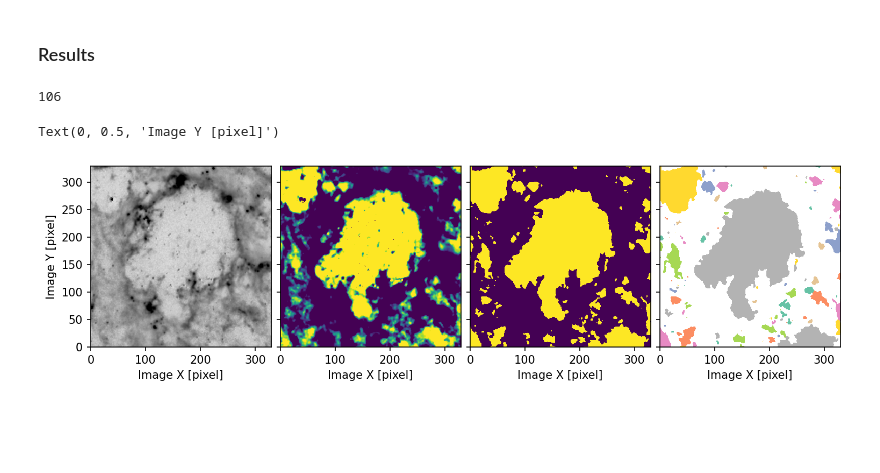
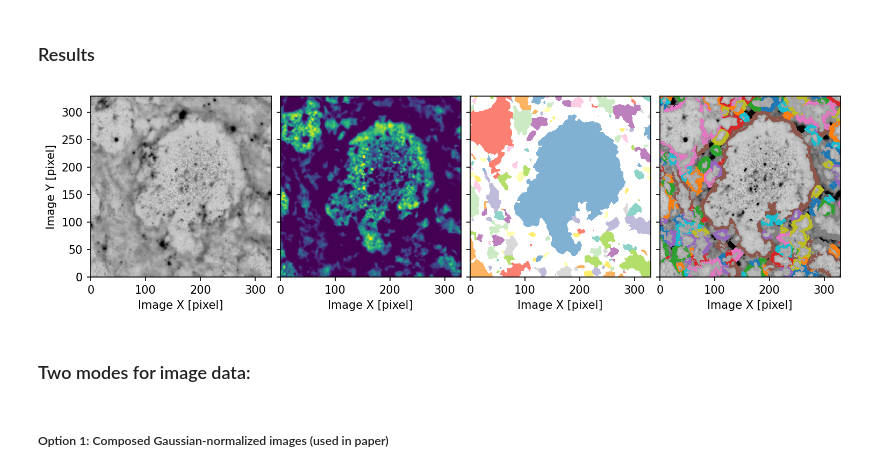
Before and after one commit to sytan177/froth, a Jupyter notebook: examples/getting_started.ipynb, the cells around one changed output. Cells and saved outputs as stored; diff of their text form; code cells hidden in the pictures; blank space fills up the shorter version.

```diff
--- a/examples/getting_started.ipynb
+++ b/examples/getting_started.ipynb
@@ -156,3 +183,3 @@ plots.plot_gas_line_profiles(snap.pos, axis=['y', 'y'], masks = [mask_line, mask
 # %%
 # load image
-image = ImageData('./ngc0628_F770W_starsub_anchored.fits')
+image = ImageData.from_file('./hlsp_phangs-jwst_jwst_miri_ngc0628_f770w_v1p1_img.fits')
@@ -249,22 +279,29 @@ def shuffle_labels(markers):
     return markers_new
 # %%
 # plot: raw image | classification probability | inner mask | bubble groups
-region = np.s_[370: 700, 160: 490]
+region = np.s_[400: 730, 260: 590]
 
 fig, ax = plt.subplots(1, 4, figsize=(12, 4), dpi = 150, sharex = True, sharey = True)
 plt.subplots_adjust(wspace = 0.05)
 
 ax[0].imshow(np.arcsinh(image.data[region]), origin = 'lower',
              cmap='Greys', vmin = -0.8, vmax = 2.6, interpolation = 'none')
 ax[1].imshow(image.probs[region], vmin = 0.2, vmax = 0.8, origin='lower',
              interpolation = 'none')
-ax[2].imshow(image.inner[region], origin='lower', interpolation = 'none')
-ax[3].imshow(shuffle_labels(inner_groups[region]), origin = 'lower', cmap='Set2',
-             interpolation = 'none')
+ax[2].imshow(shuffle_labels(inner_groups[region]), origin='lower',
+             cmap = 'Set3', interpolation = 'none')
+ax[3].imshow(image.data[region], origin = 'lower', cmap='Greys',
+             vmin = -0.8, vmax = 2.6, interpolation = 'none')
+shell = (image_composed.bubble_groups != -1) & (image_composed.inner != 1)
+shell = np.where(shell, image.bubble_groups, np.nan)
+ax[3].imshow(shuffle_labels(shell[region]), origin='lower', cmap='tab10',
+                interpolation='none')
 for ax_i in ax:
-    ax_i.set_xlabel('Image X [pixel]')
-ax[0].set_ylabel('Image Y [pixel]')
+    ax_i.set_xlabel('Image X [pixel]');
+ax[0].set_ylabel('Image Y [pixel]');
 # %% [output]
-106
-Text(0, 0.5, 'Image Y [pixel]')
-[figure, old version]
+[figure, new version]
+# %% [markdown]
+### Two modes for image data:
+# %% [markdown]
+##### Option 1: Composed Gaussian-normalized images (used in paper)
```
Also changed, not shown: parts of 41 cells of this notebook.
